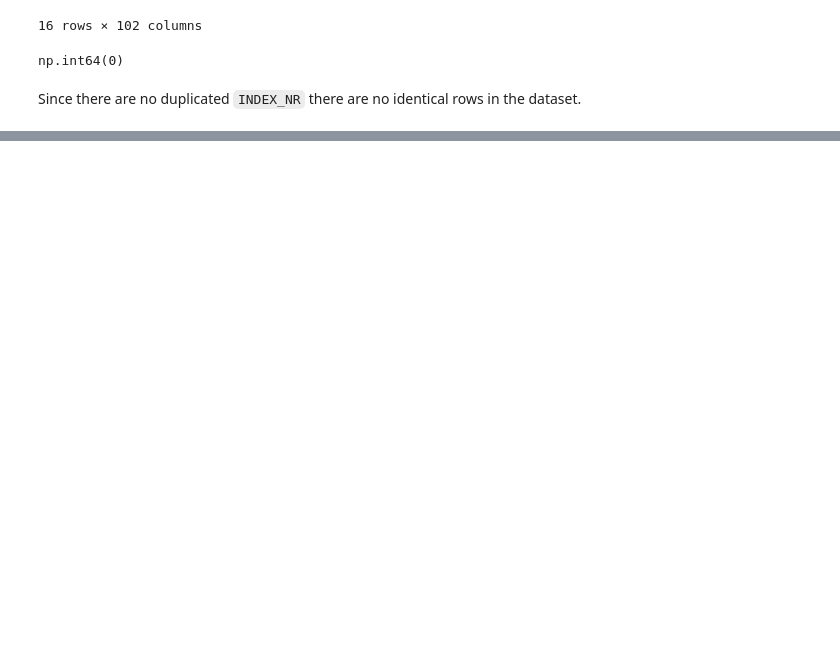
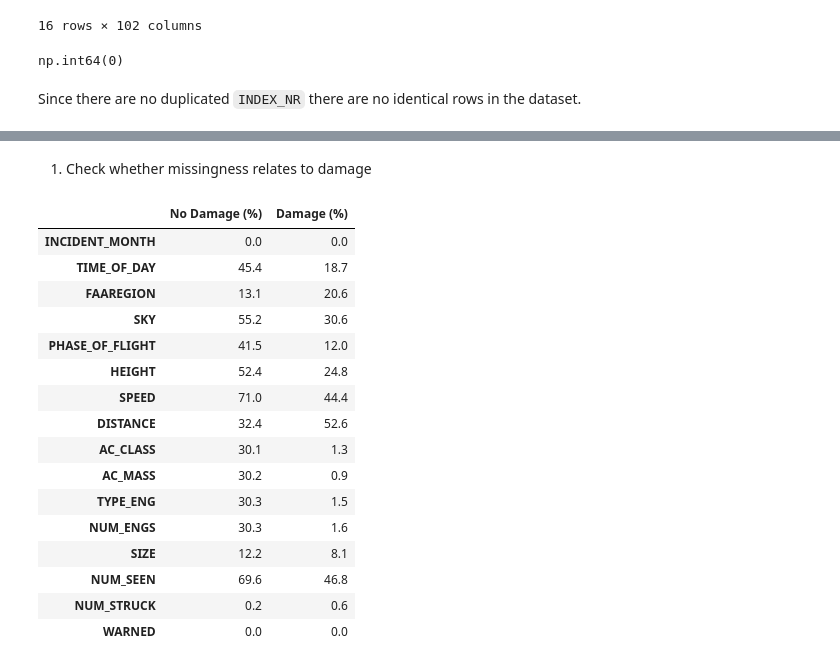
Before and after one commit to annasehgal/final-project-tech-68, a Jupyter notebook: Anna_TECH_68_Machine_learning_for_business_in_Python.ipynb, the cells around one changed output, grey strips where cells are left out. Saved outputs shown, nothing was run; the diff lists cells and outputs as text; code cells hidden in the pictures; blank space fills up the shorter version.

```diff
--- a/Anna_TECH_68_Machine_learning_for_business_in_Python.ipynb
+++ b/Anna_TECH_68_Machine_learning_for_business_in_Python.ipynb
@@ -219,0 +275,5 @@ dtype: int64
+# %%
+selected_features = ["INCIDENT_MONTH", "TIME_OF_DAY", "FAAREGION", "SKY", "PHASE_OF_FLIGHT", "HEIGHT", "SPEED", "DISTANCE", "AC_CLASS", "AC_MASS", "TYPE_ENG", "NUM_ENGS", "SIZE", "NUM_SEEN", "NUM_STRUCK", "WARNED"]
+# %%
+X = df[selected_features].copy()
+y = df["INDICATED_DAMAGE"].copy()
@@ -219,0 +331,3 @@ dtype: int64
+# %%
+# Replace blank strings with missing values
+X = X.replace(r"^\s*$", np.nan, regex=True)
@@ -219,0 +342,28 @@ dtype: int64
+# %%
+# Treat numeric category codes as categories
+X["INCIDENT_MONTH"] = X["INCIDENT_MONTH"].astype(str)
+X["AC_MASS"] = X["AC_MASS"].astype("Int64").astype("string")
+# %% [markdown]
+1. Check whether missingness relates to damage
+# %%
+missing_by_damage = X.isna().groupby(y).mean().mul(100).round(1).T
+missing_by_damage.columns = ["No Damage (%)", "Damage (%)"]
+missing_by_damage
+# %% [output]
+|  | No Damage (%) | Damage (%) |
+| INCIDENT_MONTH | 0.0 | 0.0 |
+| TIME_OF_DAY | 45.4 | 18.7 |
+| FAAREGION | 13.1 | 20.6 |
+| SKY | 55.2 | 30.6 |
+| PHASE_OF_FLIGHT | 41.5 | 12.0 |
+| HEIGHT | 52.4 | 24.8 |
+| SPEED | 71.0 | 44.4 |
+| DISTANCE | 32.4 | 52.6 |
+| AC_CLASS | 30.1 | 1.3 |
+| AC_MASS | 30.2 | 0.9 |
+| TYPE_ENG | 30.3 | 1.5 |
+| NUM_ENGS | 30.3 | 1.6 |
+| SIZE | 12.2 | 8.1 |
+| NUM_SEEN | 69.6 | 46.8 |
+| NUM_STRUCK | 0.2 | 0.6 |
+| WARNED | 0.0 | 0.0 |
```
Also changed, not shown: parts of 28 cells of this notebook.
